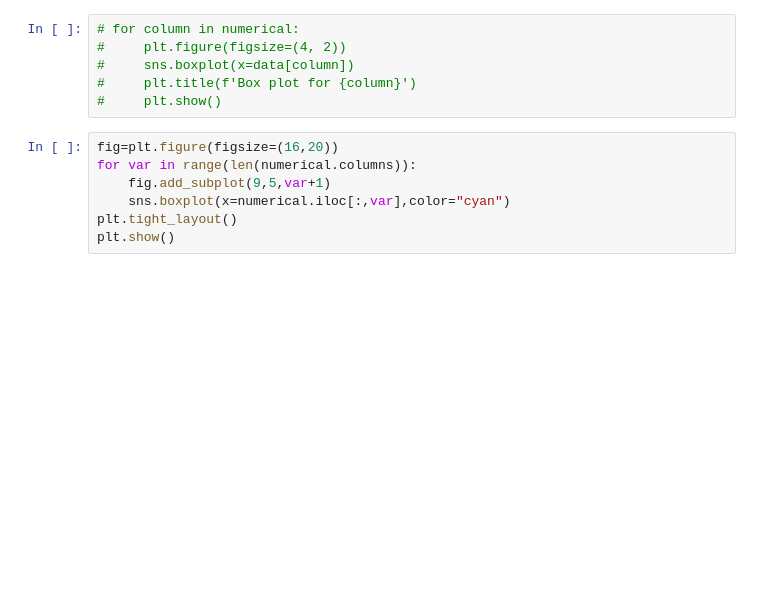
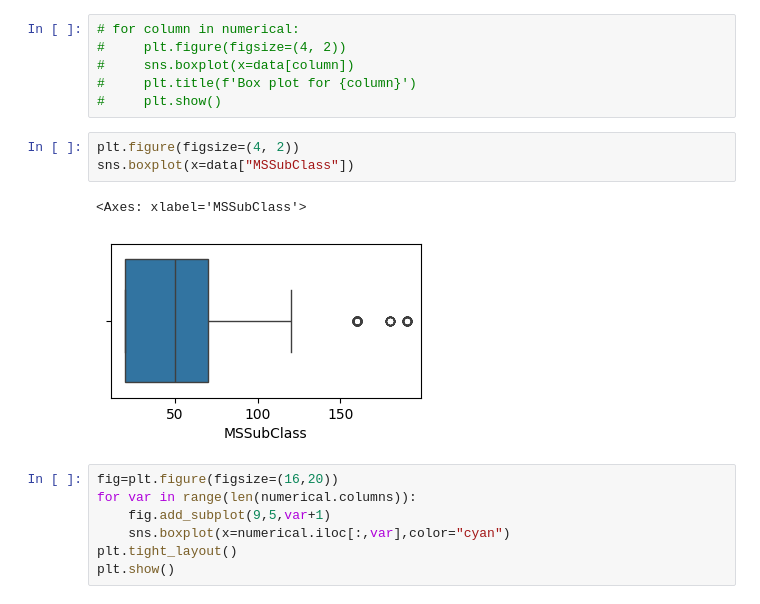
Before and after one commit to memmar1/Machine-Learning, a Jupyter notebook: Machine_Learning/02. week2_Project/House_pricing_project/Housing_Price_Project.ipynb, the cells around one changed output. Saved outputs shown, nothing was run; the diff lists cells and outputs as text; blank space fills up the shorter version.

```diff
--- a/Machine_Learning/02. week2_Project/House_pricing_project/Housing_Price_Project.ipynb
+++ b/Machine_Learning/02. week2_Project/House_pricing_project/Housing_Price_Project.ipynb
@@ -148,6 +148,12 @@ numerical.head(2)
 #     sns.boxplot(x=data[column])
 #     plt.title(f'Box plot for {column}')
 #     plt.show()
+# %%
+plt.figure(figsize=(4, 2))
+sns.boxplot(x=data["MSSubClass"])
+# %% [output]
+<Axes: xlabel='MSSubClass'>
+[figure, added]
 # %%
 fig=plt.figure(figsize=(16,20))
 for var in range(len(numerical.columns)):
```
Also changed, not shown: parts of 3 cells of this notebook, 6 other files.
